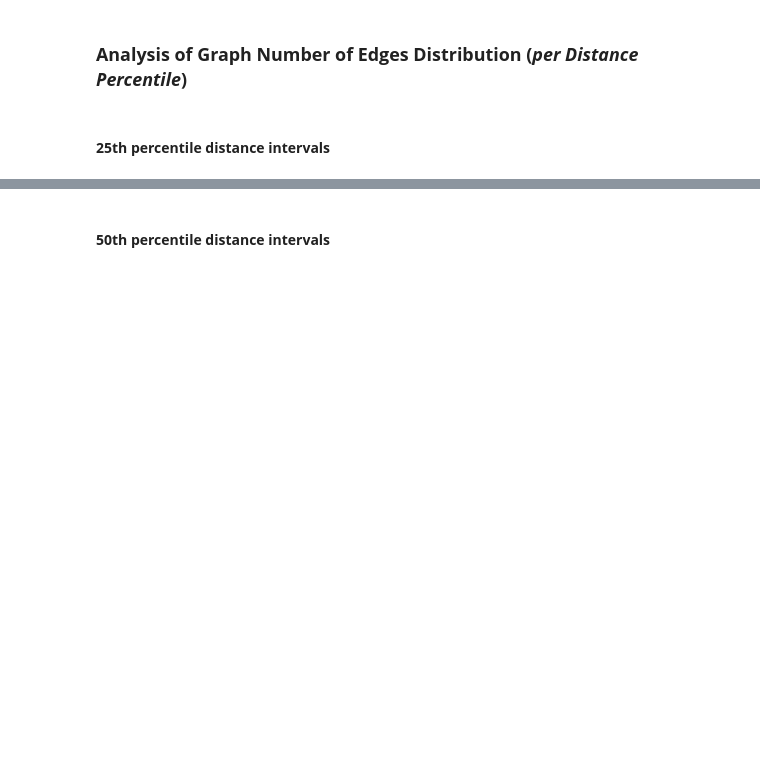
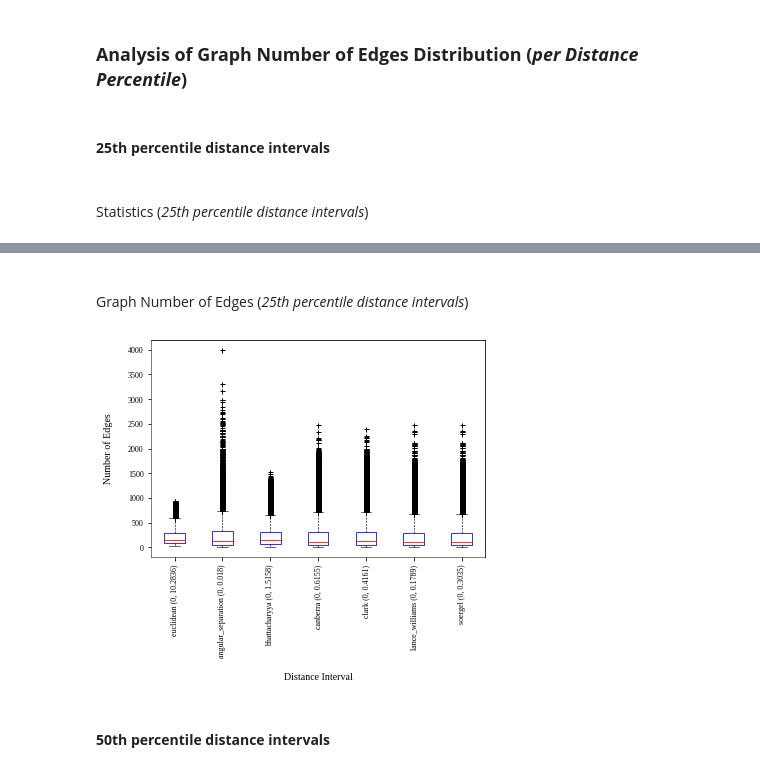
Before and after one commit to cicese-biocom/PepProtGraphAnalyzer, a Jupyter notebook: notebook/Graph Metrics (Number of Edges).ipynb, the cells around one changed output, grey strips where cells are left out. Cells and saved outputs as stored; diff of their text form; code cells hidden in the pictures; blank space fills up the shorter version.

```diff
--- a/notebook/Graph Metrics (Number of Edges).ipynb
+++ b/notebook/Graph Metrics (Number of Edges).ipynb
@@ -83,7 +128,7 @@ plt.show()
 #### **25th percentile distance intervals**
 # %%
 distance_intervals = [
-    'euclidean (0, 10)',
+    'euclidean (0, 10.2836)',
     'angular_separation (0, 0.018)',
     'bhattacharyya (0, 1.5158)',
     'canberra (0, 0.6155)',
@@ -104,7 +149,7 @@ x_axis = 'distance_interval'
 y_axis = 'number_of_edges'
 # x_ticks = ['Euclidean', 'Bhattacharyya']
 x_label = 'Distance Interval'
-y_label = 'Number of Edges
+y_label = 'Number of Edges'
 output = paths['graph_metrics_path'].joinpath("Graph Number of Edges (p25_distance_intervals) -histogram")
 fig_size=(6, 4)
 x_tick_rotation=90
@@ -113,3 +158,5 @@ y_lim=None
 display(Markdown("<br>Graph Number of Edges (*25th percentile distance intervals*)"))
 plt = boxplot(current_data, x_axis, y_axis, x_label, y_label, y_lim=y_lim, output=output, fig_size=fig_size, categories=distance_intervals, x_tick_rotation=x_tick_rotation)
 plt.show()
+# %% [output]
+<br>Statistics (*25th percentile distance intervals*)
@@ -116,3 +171,5 @@ plt.show()
+<br>Graph Number of Edges (*25th percentile distance intervals*)
+[figure, added]
 # %% [markdown]
 #### **50th percentile distance intervals**
 # %%
```
Also changed, not shown: parts of 21 cells of this notebook, 8 other files.
